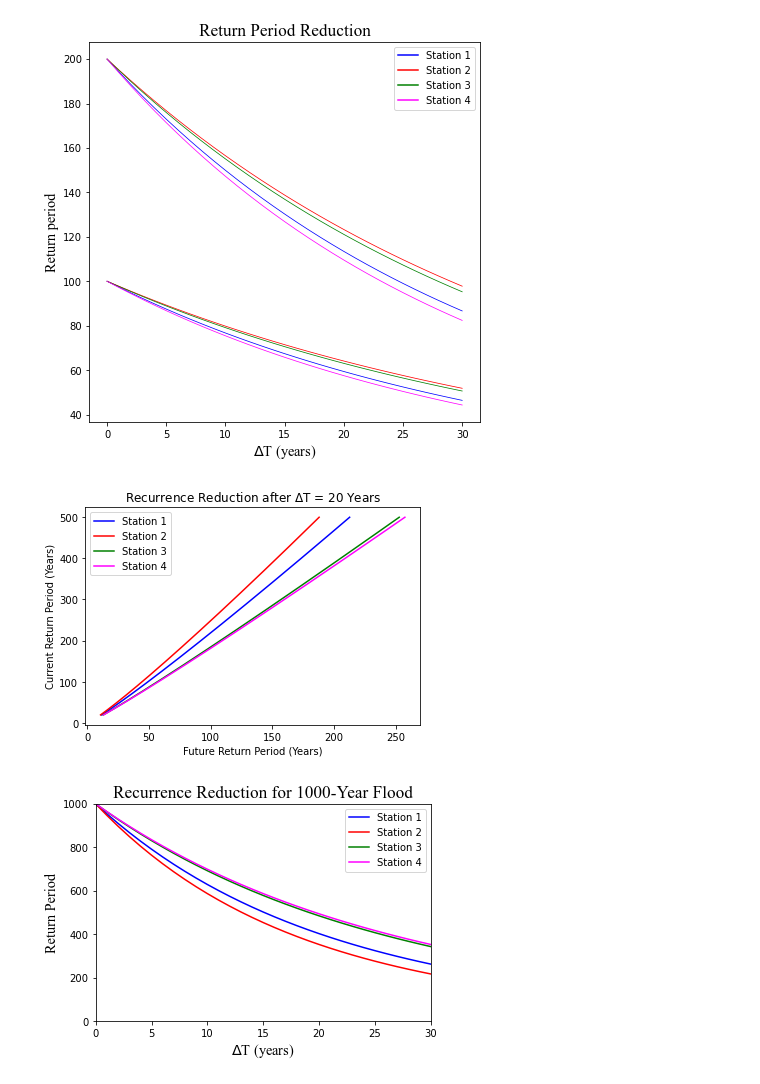
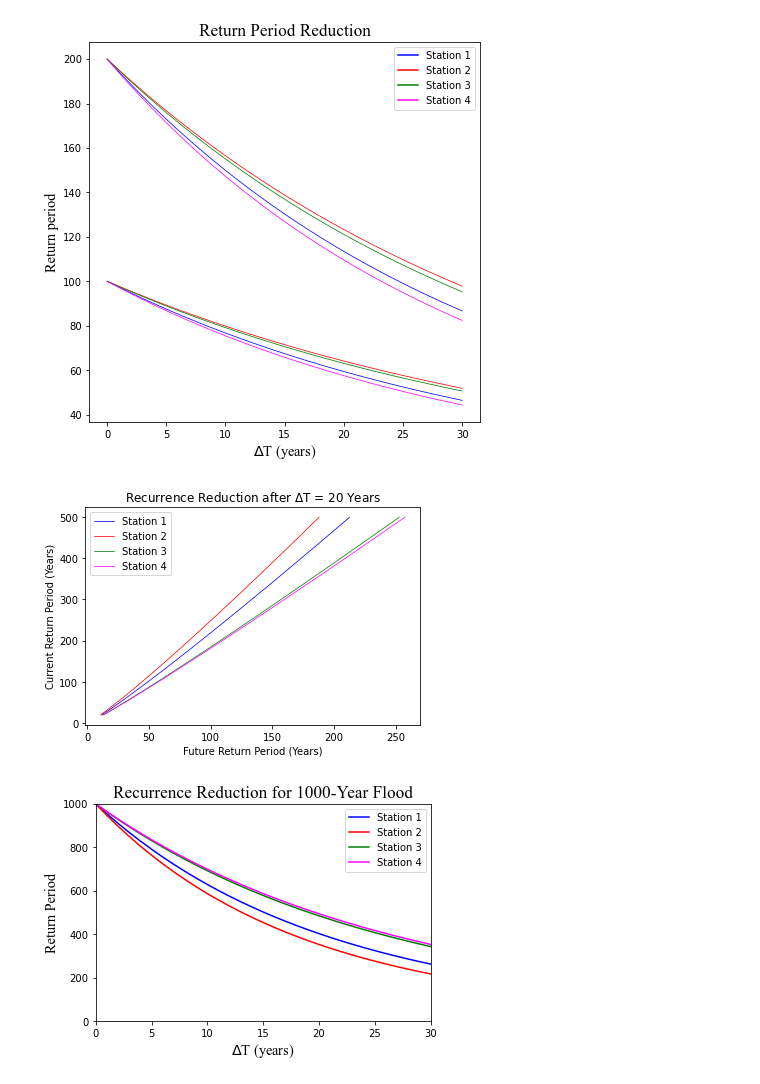
Before and after one commit to aviral-ag/Frequency-Analysis-of-Non-Stationary-Hydrological-Extremes-in-Northern-Ohio-, a Jupyter notebook: Vogel.ipynb, the cells around one changed output. Cells and saved outputs as stored; diff of their text form; code cells hidden in the pictures.

```diff
--- a/Vogel.ipynb
+++ b/Vogel.ipynb
@@ -239,24 +239,24 @@ plt.savefig('Tf_delT_100200.png')
 # %%
 ###Subplots
 delta_T=20
 plt.figure(figsize= [6, 4])
 for s in range(len(Stations)):
     data = pd.read_csv(Stations[s])
     maxP, years = cf.annual_max(data)
     lnmaxP = np.log(maxP)
     ybar,std, skew = cf.findmoments(lnmaxP)
     m, beta, CI = fit_exp(maxP, years, 100)
     return_periods = np.arange(20,500)
     mag_f, T_f = vogel_results(beta,delta_T, return_periods,std) #
-    plt.plot(T_f,return_periods,color = st_color[s],label='Station '+ str(s+1))
+    plt.plot(T_f,return_periods,color = st_color[s],label='Station '+ str(s+1), linewidth=0.75)
 
 plt.title('Recurrence Reduction after '+ r'$\Delta$T = '+str(delta_T)+' Years')
 plt.xlabel('Future Return Period (Years)')
 plt.ylabel('Current Return Period (Years)')
 plt.legend()
-plt.savefig('Tf_To_delT10years.png')
+plt.savefig('Tf_To_delT20years.svg')
 # %% [output]
-[figure, old version]
+[figure, new version]
 # %%
 ## Recurrence Reduction for 100-year flood
 
```
Also changed, not shown: parts of 4 cells of this notebook, 21 other files.
